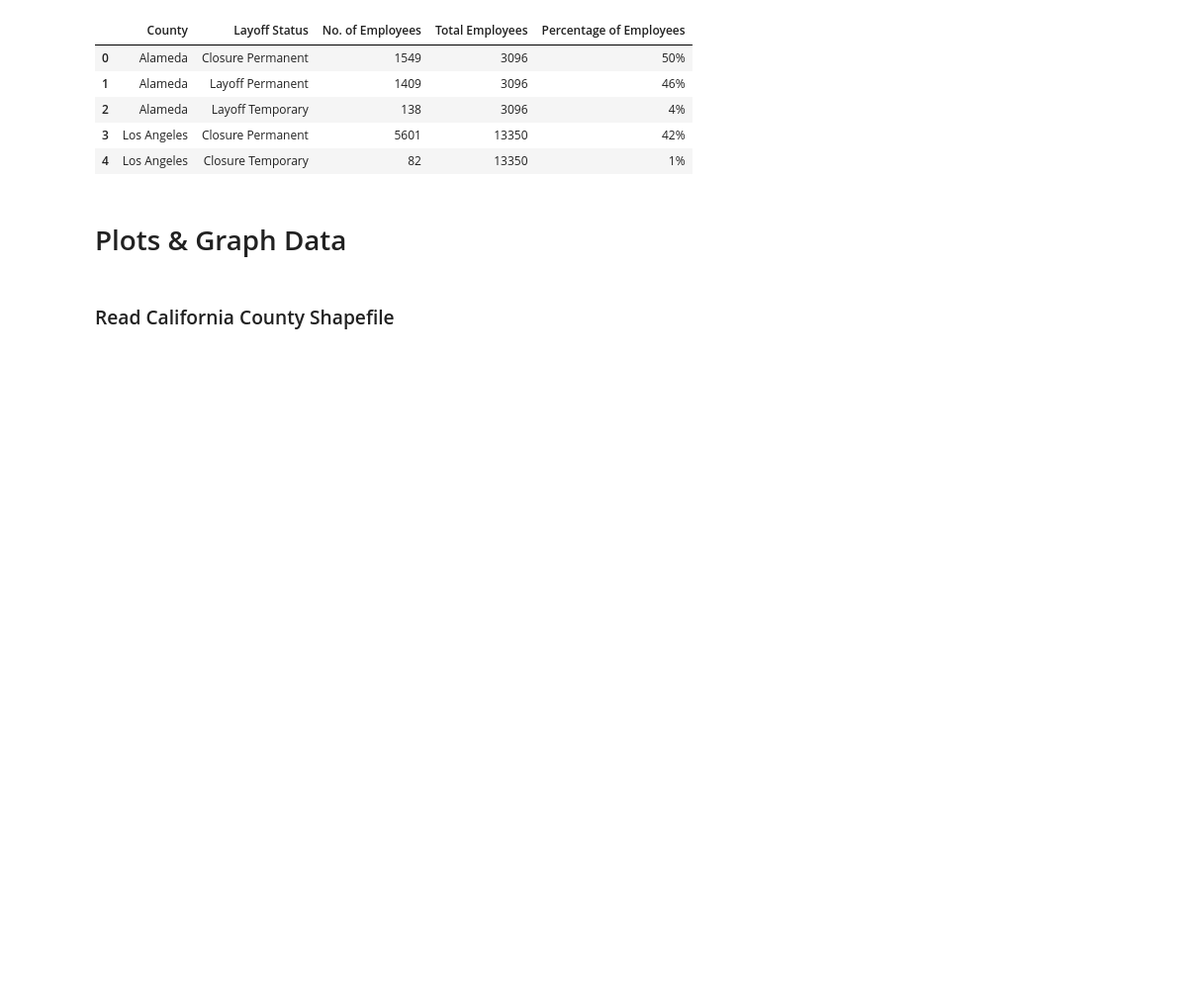
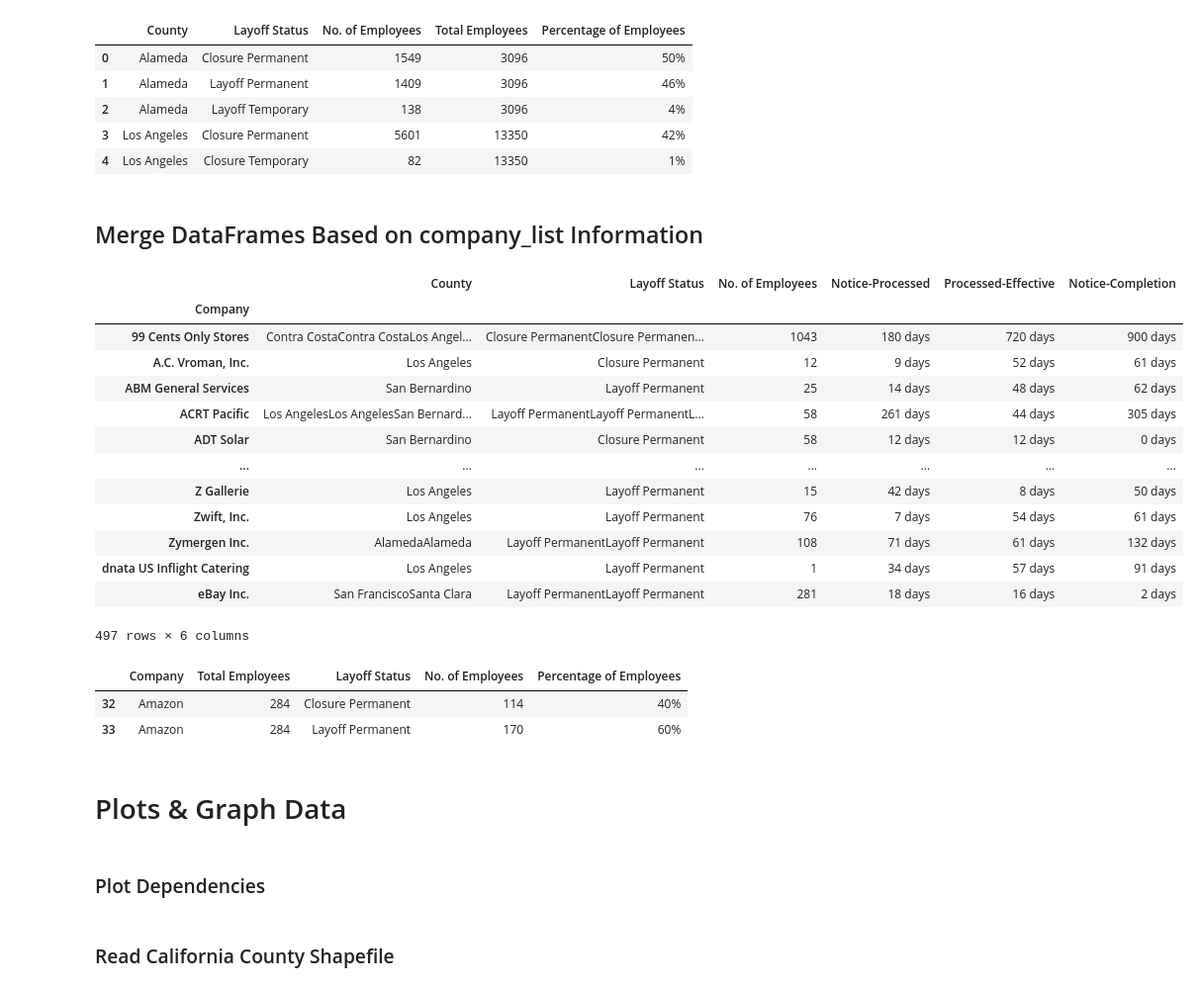
Before and after one commit to lleiva25/WARN-Notice-Analysis, a Jupyter notebook: WARN_Notice_Database_Analysis.ipynb, the cells around one changed output. Shown at 99% size. Saved outputs shown, nothing was run; the diff lists cells and outputs as text; code cells hidden in the pictures; blank space fills up the shorter version.

```diff
--- a/WARN_Notice_Database_Analysis.ipynb
+++ b/WARN_Notice_Database_Analysis.ipynb
@@ -1051,5 +1092,76 @@ top_county_employee_layoff_percent.head()
 | 2 | Alameda | Layoff Temporary | 138 | 3096 | 4% |
 | 3 | Los Angeles | Closure Permanent | 5601 | 13350 | 42% |
 | 4 | Los Angeles | Closure Temporary | 82 | 13350 | 1% |
+# %% [markdown]
+<h2>Merge DataFrames Based on company_list Information</h2>
+# %%
+merged_df.groupby(['Company']).sum()
+# %% [output]
+|  | County | Layoff Status | No. of Employees | Notice-Processed | Processed-Effective | Notice-Completion |
+| Company |  |  |  |  |  |  |
+| 99 Cents Only Stores | Contra CostaContra CostaLos Angel... | Closure PermanentClosure Permanen... | 1043 | 180 days | 720 days | 900 days |
+| A.C. Vroman, Inc. | Los Angeles | Closure Permanent | 12 | 9 days | 52 days | 61 days |
+| ABM General Services | San Bernardino | Layoff Permanent | 25 | 14 days | 48 days | 62 days |
+| ACRT Pacific | Los AngelesLos AngelesSan Bernard... | Layoff PermanentLayoff PermanentL... | 58 | 261 days | 44 days | 305 days |
+| ADT Solar | San Bernardino | Closure Permanent | 58 | 12 days | 12 days | 0 days |
+| ... | ... | ... | ... | ... | ... | ... |
+| Z Gallerie | Los Angeles | Layoff Permanent | 15 | 42 days | 8 days | 50 days |
+| Zwift, Inc. | Los Angeles | Layoff Permanent | 76 | 7 days | 54 days | 61 days |
+| Zymergen Inc. | AlamedaAlameda | Layoff PermanentLayoff Permanent | 108 | 71 days | 61 days | 132 days |
+| dnata US Inflight Catering | Los Angeles | Layoff Permanent | 1 | 34 days | 57 days | 91 days |
+| eBay Inc. | San FranciscoSanta Clara | Layoff PermanentLayoff Permanent | 281 | 18 days | 16 days | 2 days |
+497 rows × 6 columns
+# %%
+#Group together County & Layoff Status
+company_all = merged_df.groupby(['Company']).sum()
+
+#Rewrite the dataframe to remove unneeded columns
+company_all = company_all[['No. of Employees']]
+
+#Reset Index in order to plot with plotly
+company_all = company_all.reset_index()
+
+##################################################################
+
+#Group together County & Layoff Status
+company_layoffs_all = merged_df.groupby(['Layoff Status','Company']).sum()
+
+#Rewrite the dataframe to remove unneeded columns
+company_layoffs_all = company_layoffs_all['No. of Employees']
+
+#Reset Index in order to plot with plotly
+company_layoffs_all = company_layoffs_all.reset_index()
+
+#Merge the dataframes
+company_all_percent = company_all.merge(company_layoffs_all, on ='Company', how='inner')
+
+#Rename 'No. of Employees_x' to 'No. of Employees' & 'No. of Employees_y' to 'Total Employees'
+# company_all_percent = company_all_percent[['Company',
+#                                            'Layoff Status_x',
+#                                            'No. of Employees'
+# ]]
+
+company_all_percent  = company_all_percent.rename(columns={
+    'No. of Employees_y':'No. of Employees',
+    'No. of Employees_x':'Total Employees'})
+
+#Create a new column that is the percentage of total employees based on layoff status
+company_all_percent['Percentage of Employees'] = company_all_percent['No. of Employees']/company_all_percent['Total Employees']
+
+#Format the column to percentage
+company_all_percent['Percentage of Employees'] = ["{:.0%}".format(i) for i in company_all_percent['Percentage of Employees'] ]
+
+##################################################################
+
+# #Save to csv
+company_all_percent.to_csv('/Users/leslieleiva/Documents/GitHub/WARN-Notice-Analysis/Output_Files/Company_Layoff_Report.csv')
+
+company_all_percent[company_all_percent['Company']=="Amazon"]
+# %% [output]
+|  | Company | Total Employees | Layoff Status | No. of Employees | Percentage of Employees |
+| 32 | Amazon | 284 | Closure Permanent | 114 | 40% |
+| 33 | Amazon | 284 | Layoff Permanent | 170 | 60% |
 # %% [markdown]
 <h1>Plots & Graph Data</h1>
+# %% [markdown]
+<h3>Plot Dependencies</h3>
```
Also changed, not shown: parts of 15 cells of this notebook, 5 other files.
